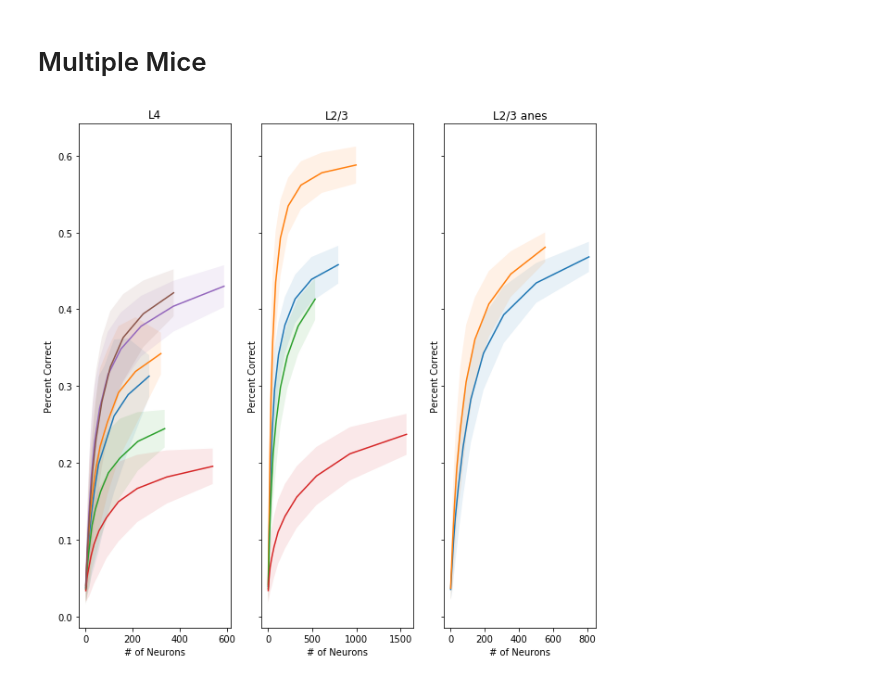
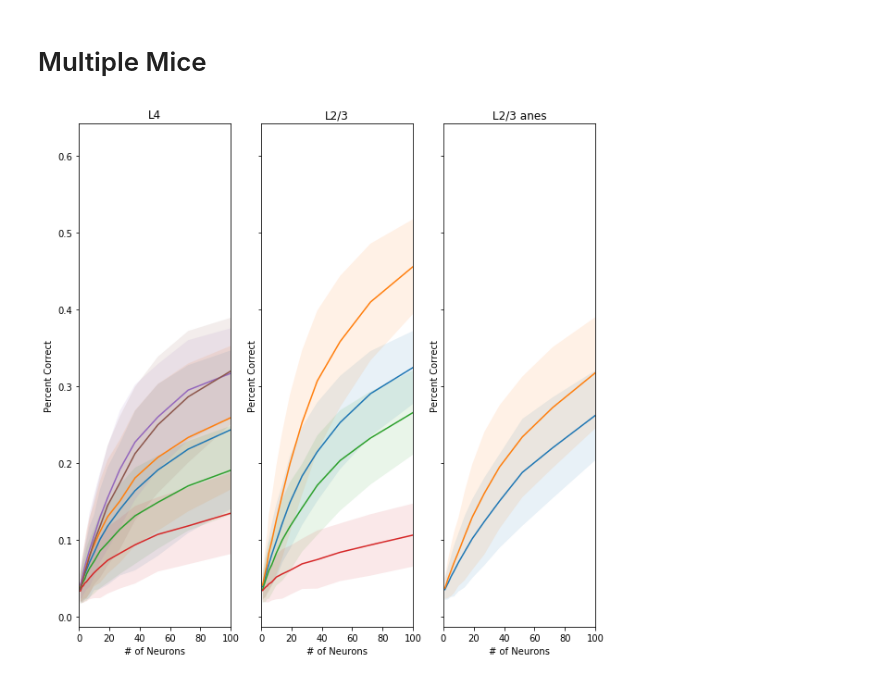
Before and after one commit to elyall/EvansCode, a Jupyter notebook: Analyses/Decoder/RunDecoder.ipynb, the cells around one changed output. Saved outputs shown, nothing was run; the diff lists cells and outputs as text; code cells hidden in the pictures.

Commit message:
fixed neuron subselection

```diff
--- a/Analyses/Decoder/RunDecoder.ipynb
+++ b/Analyses/Decoder/RunDecoder.ipynb
@@ -10,18 +10,18 @@ NameError: name 'dc' is not defined
 # %%
 # fn = '/Users/elyall/Dropbox/Data/7737_326_001.h5'
 fn = [
-    '/media/elyall/Data3/dFoFnew/7142_220_002.h5',
-    '/media/elyall/Data3/dFoFnew/6994_210_000.h5',
-    '/media/elyall/Data3/dFoFnew/7120_250_003.h5',
-    '/media/elyall/Data3/dFoFnew/7197_160_001.h5',
-    '/media/elyall/Data3/dFoFnew/7734_338_000.h5',
-    '/media/elyall/Data3/dFoFnew/7734_308_001.h5',
-    '/media/elyall/Data3/dFoFnew/7736_300_000.h5',
-    '/media/elyall/Data3/dFoFnew/7736_265_001.h5',
-    '/media/elyall/Data3/dFoFnew/7737_291_000.h5',
-    '/media/elyall/Data3/dFoFnew/7737_326_001.h5',
-    '/media/elyall/Data3/dFoFnew/9019_165_000.h5',
-    '/media/elyall/Data3/dFoFnew/9025_180_002.h5',
+    '/media/elyall/Data3/Decoding/C1_neurons/7142_220_002.h5',
+    '/media/elyall/Data3/Decoding/C1_neurons/6994_210_000.h5',
+    '/media/elyall/Data3/Decoding/C1_neurons/7120_250_003.h5',
+    '/media/elyall/Data3/Decoding/C1_neurons/7197_160_001.h5',
+    '/media/elyall/Data3/Decoding/C1_neurons/7734_338_000.h5',
+    '/media/elyall/Data3/Decoding/C1_neurons/7734_308_001.h5',
+    '/media/elyall/Data3/Decoding/C1_neurons/7736_300_000.h5',
+    '/media/elyall/Data3/Decoding/C1_neurons/7736_265_001.h5',
+    '/media/elyall/Data3/Decoding/C1_neurons/7737_291_000.h5',
+    '/media/elyall/Data3/Decoding/C1_neurons/7737_326_001.h5',
+    '/media/elyall/Data3/Decoding/C1_neurons/9019_165_000.h5',
+    '/media/elyall/Data3/Decoding/C1_neurons/9025_180_002.h5',
 ]
 # %% [markdown]
 # Single Mouse
@@ -54,20 +54,22 @@ pred, perc_correct, number_of_neurons, StimID, classifiers \
 # %%
 # Display performance
 fig, ax = plt.subplots(1,3,figsize=(10,10),sharey=True)
 for n, (pc, nn, c) in enumerate(zip(perc_correct,number_of_neurons,classifiers)):
     if n<=3:
         dc.plot_performance(pc, nn, c, ax[1])
     elif n<=9:
         dc.plot_performance(pc, nn, c, ax[0])
     else:
         dc.plot_performance(pc, nn, c, ax[2])
 # [a.set_xscale('log') for a in ax]
 [a.get_legend().remove() for a in ax]
 ax[0].title.set_text('L4')
 ax[1].title.set_text('L2/3')
 ax[2].title.set_text('L2/3 anes')
+[a.set_xlim(0,100) for a in ax]
+
 
 # Save plot
 fig.savefig('decoder_percCorrect.pdf')
 # %% [output]
-[figure, old version]
+[figure, new version]
```
Also changed, not shown: 2 other files.
